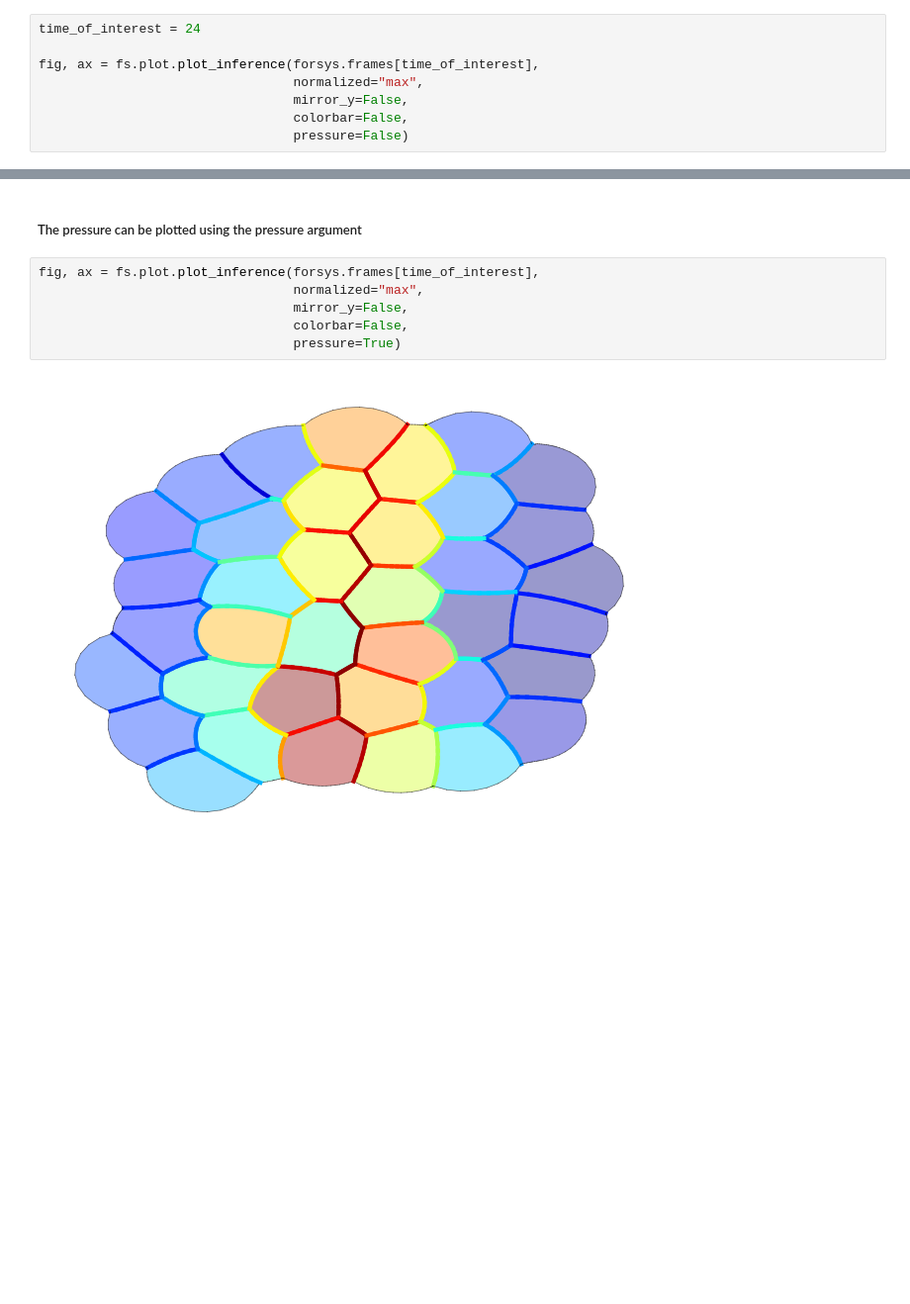
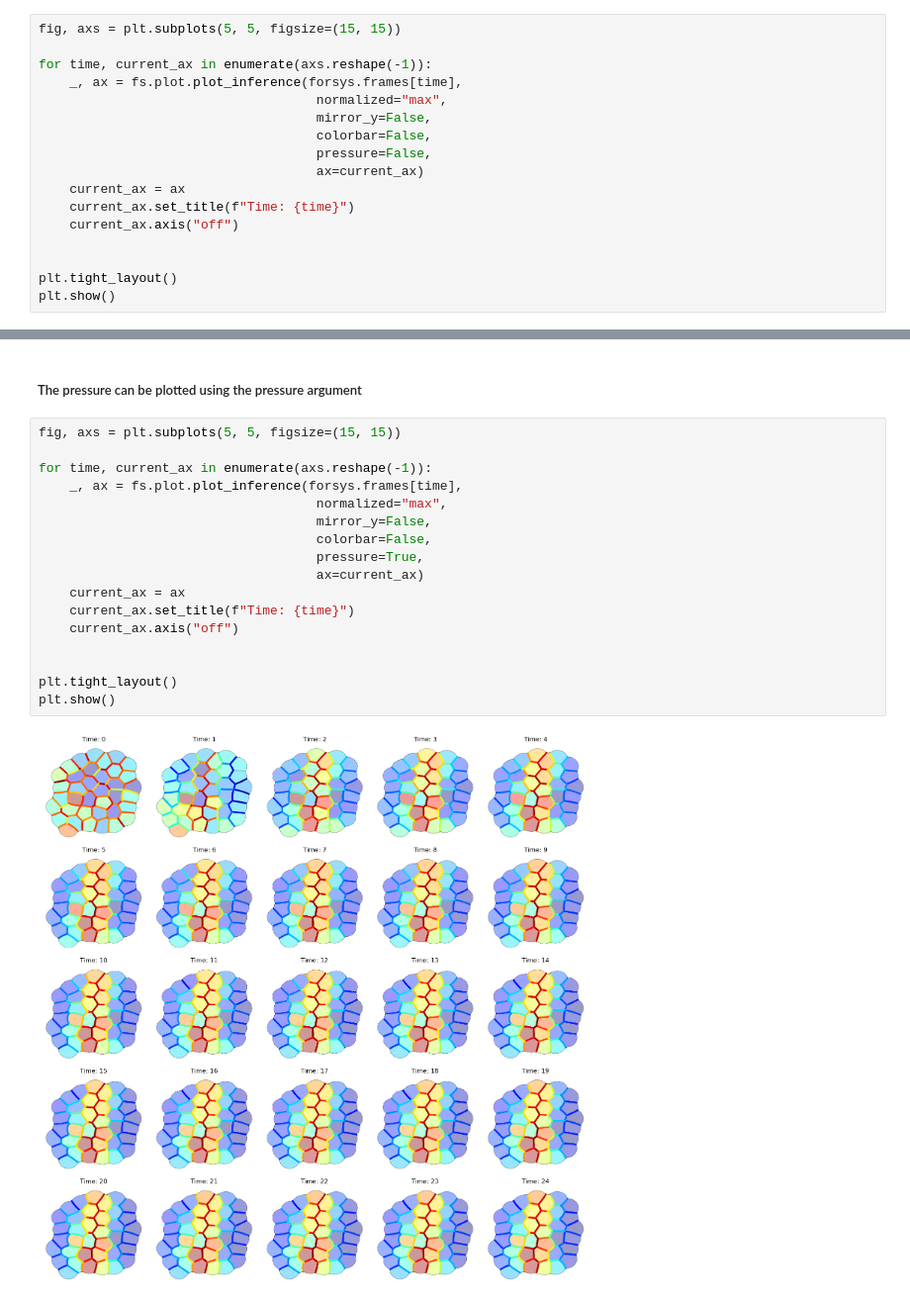
Before and after one commit to borgesaugusto/forsys, a Jupyter notebook: examples/dynamic_in_silico.ipynb, the cells around one changed output, grey strips where cells are left out. Shown at 99% size. Saved outputs shown, nothing was run; the diff lists cells and outputs as text; blank space fills up the shorter version.

```diff
--- a/examples/dynamic_in_silico.ipynb
+++ b/examples/dynamic_in_silico.ipynb
@@ -57,11 +92,20 @@ Numerically solving due to negative values
 # %% [markdown]
 #### Create system's plots
 # %%
-time_of_interest = 24
+fig, axs = plt.subplots(5, 5, figsize=(15, 15))
 
-fig, ax = fs.plot.plot_inference(forsys.frames[time_of_interest],
-                                 normalized="max",
-                                 mirror_y=False,
-                                 colorbar=False,
-                                 pressure=False)
+for time, current_ax in enumerate(axs.reshape(-1)):
+    _, ax = fs.plot.plot_inference(forsys.frames[time],
+                                    normalized="max",
+                                    mirror_y=False,
+                                    colorbar=False,
+                                    pressure=False,
+                                    ax=current_ax)
+    current_ax = ax
+    current_ax.set_title(f"Time: {time}")
+    current_ax.axis("off")
+
+
+plt.tight_layout()
+plt.show()
 # %% [output]
@@ -69,10 +113,21 @@ fig, ax = fs.plot.plot_inference(forsys.frames[time_of_interest],
 # %% [markdown]
 ##### The pressure can be plotted using the pressure argument
 # %%
-fig, ax = fs.plot.plot_inference(forsys.frames[time_of_interest],
-                                 normalized="max",
-                                 mirror_y=False,
-                                 colorbar=False,
-                                 pressure=True)
+fig, axs = plt.subplots(5, 5, figsize=(15, 15))
+
+for time, current_ax in enumerate(axs.reshape(-1)):
+    _, ax = fs.plot.plot_inference(forsys.frames[time],
+                                    normalized="max",
+                                    mirror_y=False,
+                                    colorbar=False,
+                                    pressure=True,
+                                    ax=current_ax)
+    current_ax = ax
+    current_ax.set_title(f"Time: {time}")
+    current_ax.axis("off")
+
+
+plt.tight_layout()
+plt.show()
 # %% [output]
-[figure, old version]
+[figure, new version]
```
Also changed, not shown: parts of 6 cells of this notebook, 3 other files.
